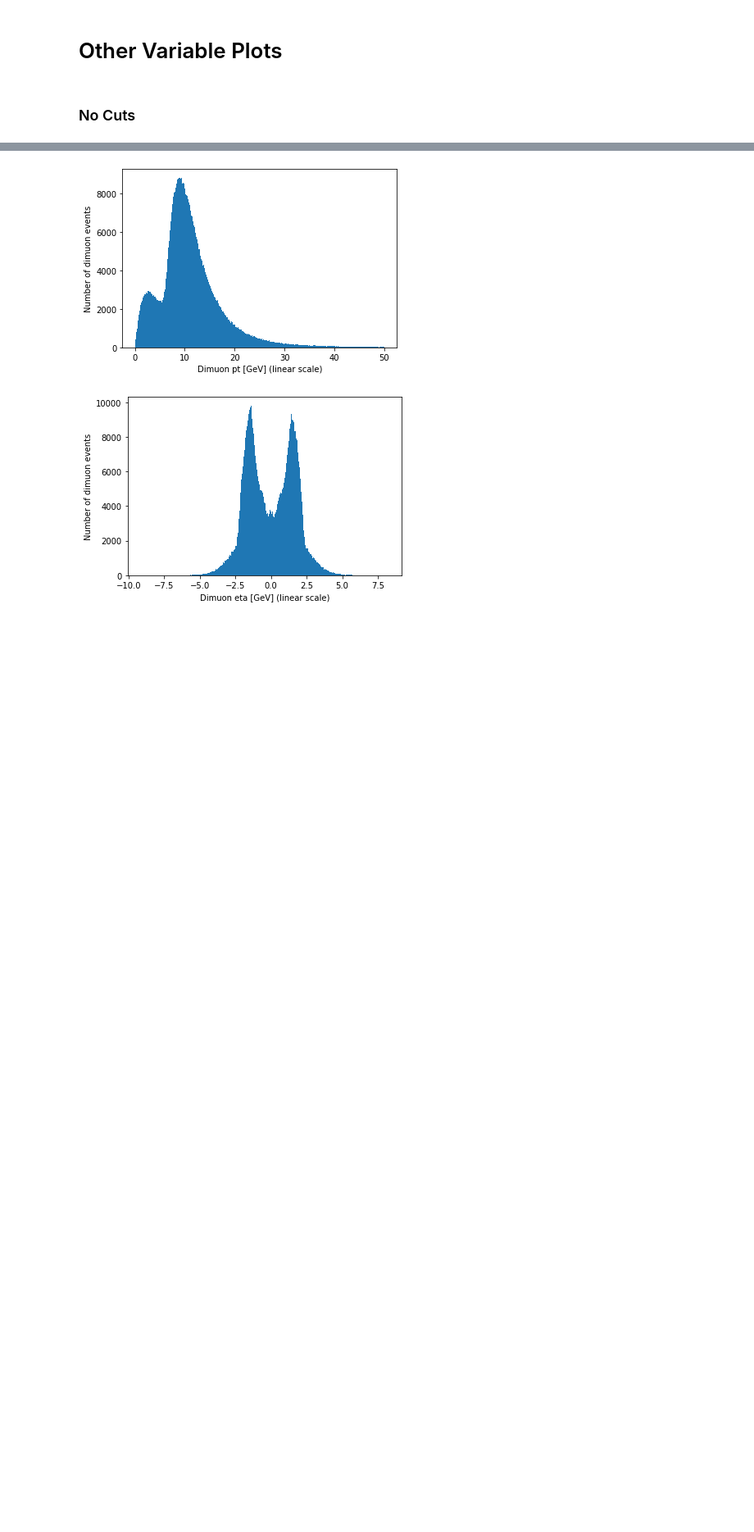
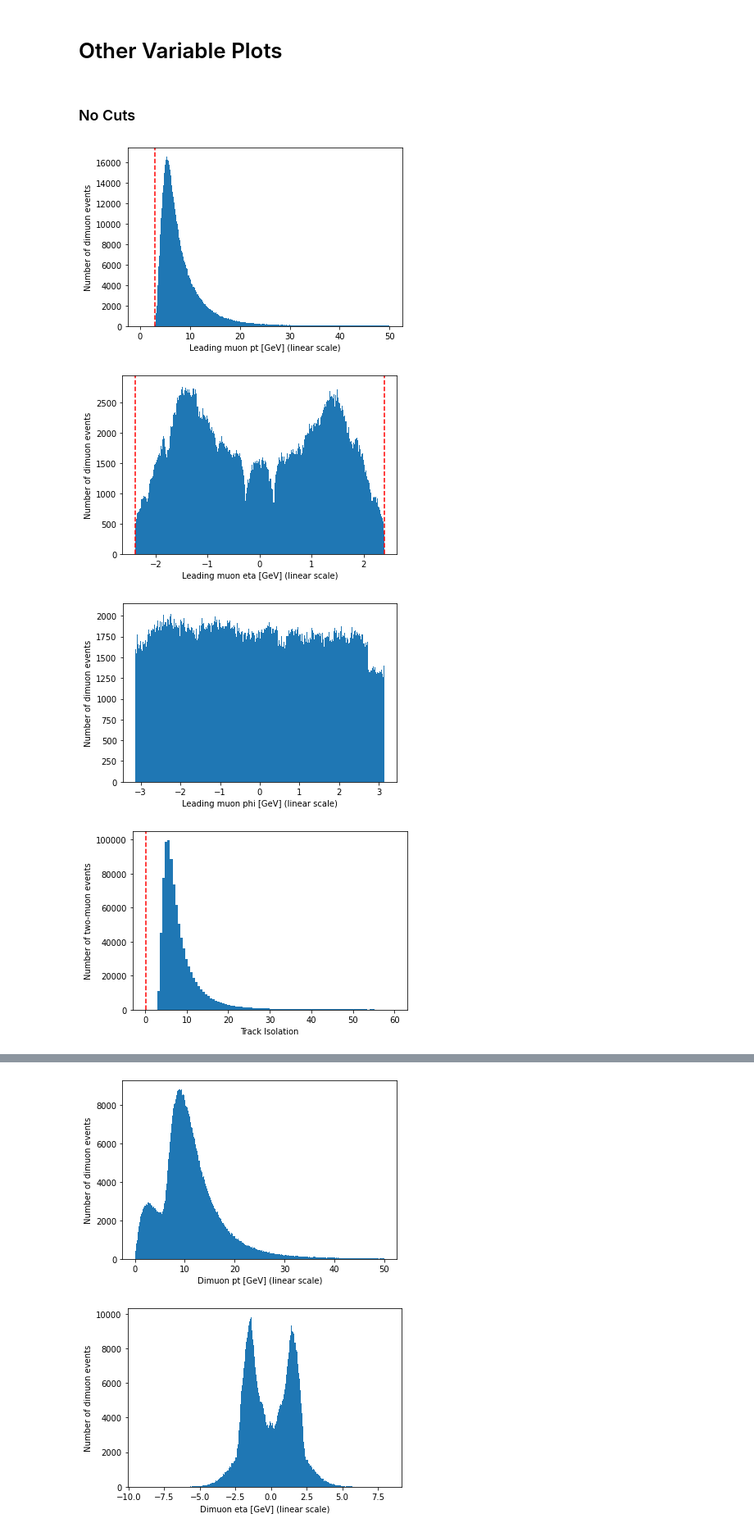
Before and after one commit to blianggilman/Dimuon-Resonances-Prompt-Analysis, a Jupyter notebook: makeMassPlots.ipynb, the cells around one changed output, grey strips where cells are left out. Shown at 82% size. Drawn from its saved outputs; the diff is of its cells as text; code cells hidden in the pictures; blank space fills up the shorter version.

Commit message:
cuts pictured in plots

```diff
--- a/makeMassPlots.ipynb
+++ b/makeMassPlots.ipynb
@@ -273,3 +273,34 @@ plt.show()
 # Other Variable Plots
 # %% [markdown]
 ### No Cuts
+# %%
+#Muon 1
+plt.hist(mu1p.pt, bins=500, range=(0,50))
+plt.xlabel('Leading muon pt [GeV] (linear scale)')
+plt.ylabel('Number of dimuon events')
+plt.axvline(x = 3, linestyle = '--', color = 'r', label = 'Cut at %f' %3)
+plt.show()
+
+plt.hist(mu1p.eta, bins=500)
+plt.xlabel('Leading muon eta [GeV] (linear scale)')
+plt.ylabel('Number of dimuon events')
+plt.axvline(x = 2.4, linestyle = '--', color = 'r', label = 'Cut at %f' %2.4)
+plt.axvline(x = -2.4, linestyle = '--', color = 'r', label = 'Cut at %f' %-2.4)
+plt.show()
+
+plt.hist(mu1p.phi, bins=500)
+plt.xlabel('Leading muon phi [GeV] (linear scale)')
+plt.ylabel('Number of dimuon events')
+plt.show()
+
+
+plt.hist(branches['muon1_trkiso'], bins=100, range=(0,60))
+plt.xlabel('Track Isolation')
+plt.ylabel('Number of two-muon events')
+plt.axvline(x = 0.15, linestyle = '--', color = 'r', label = 'Cut at %f' %0.15)
+plt.show()
+# %% [output]
+[figure, added]
+[figure, added]
+[figure, added]
+[figure, added]
```
Also changed, not shown: parts of 6 cells of this notebook.
